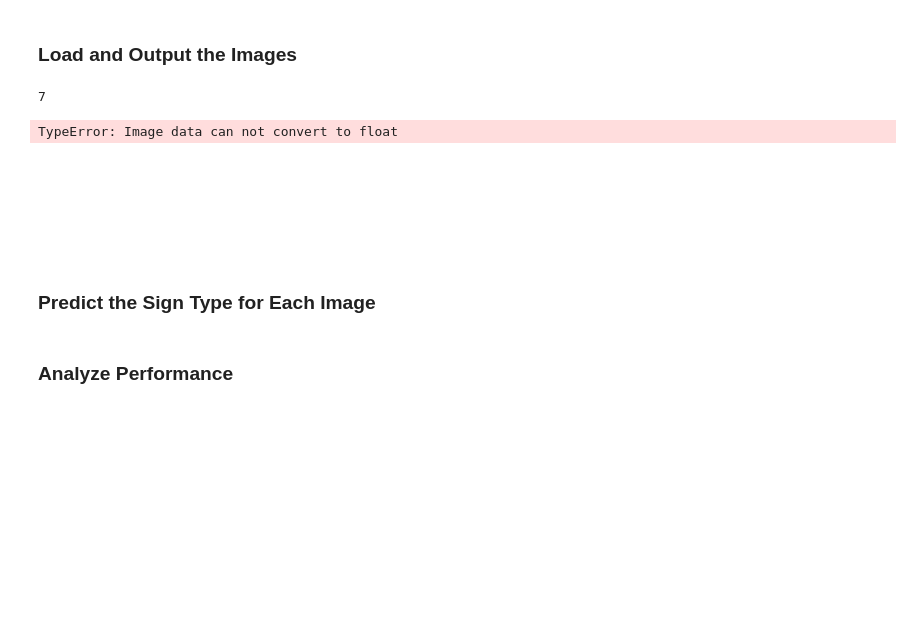
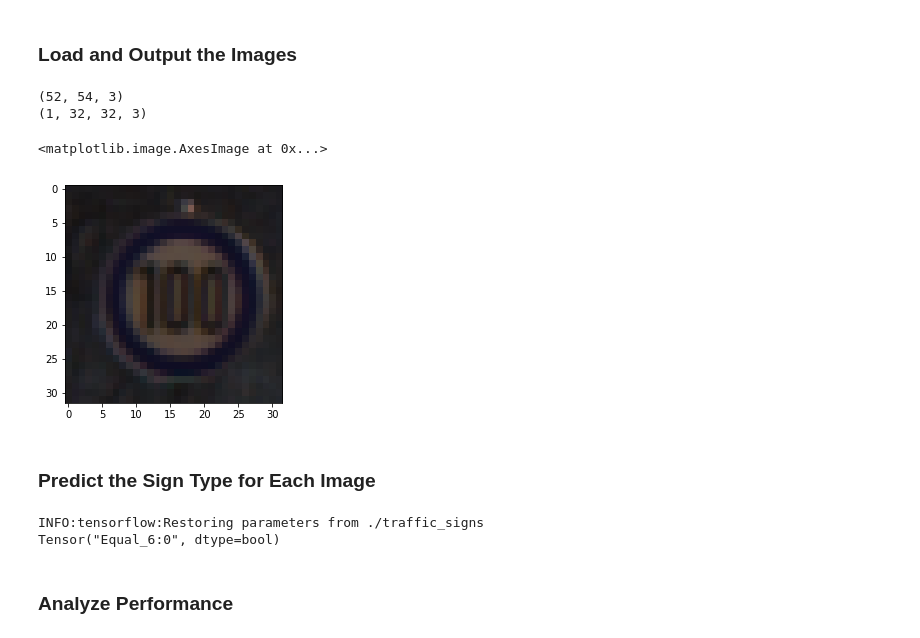
Before and after one commit to taris123/Traffic-Signs-Udacity, a Jupyter notebook: Traffic_Sign_Classifier.ipynb, the cells around one changed output. Cells and saved outputs as stored; diff of their text form; code cells hidden in the pictures; blank space fills up the shorter version.

```diff
--- a/Traffic_Sign_Classifier.ipynb
+++ b/Traffic_Sign_Classifier.ipynb
@@ -443,29 +442,46 @@ To give yourself more insight into how your model is working, download at least
 You may find `signnames.csv` useful as it contains mappings from the class id (integer) to the actual sign name.
 # %% [markdown]
 ### Load and Output the Images
-# %%
-### Load the images and plot them here.
-### Feel free to use as many code cells as needed.
-import os
-
-img = [cv2.imread(filename,1) for filename in os.listdir('./data/TestSigns')]
-print(len(img))
-plt.figure(figsize=(6, 6))
-for i in range(5):
-    plt.subplot(5,1,i+1)
-    plt.axis('off')
-    plt.imshow(img[i], interpolation = 'bicubic')
-    #plt.tight_layout(w_pad=4)
-# %% [output]
-7
-TypeError: Image data can not convert to float
-[figure, removed]
+# %%
+### Load the images and plot them here.
+### Feel free to use as many code cells as needed.
+import os
+#image = imread(argv[1], CV_LOAD_IMAGE_COLOR);   // Read the file
+#img = [cv2.imread(filename,1) for filename in os.listdir('D:\OneDrive\CS\SDC\CarND-Traffic-Sign-Classifier-Project\data\TestSigns')]
+img = cv2.imread("D:/OneDrive/CS/SDC/CarND-Traffic-Sign-Classifier-Project/data/TestSigns/00000.ppm",1)
+im_resize = cv2.resize(img,(32, 32), interpolation = cv2.INTER_AREA)
+print(img.shape)
+im_resize = np.float32(im_resize)
+
+im_resize = im_resize / 255.0
+im_resize = np.expand_dims(im_resize, axis=0)
+print(im_resize.shape)
+plt.imshow(im_resize[0])
+#im = cv2.cv.LoadImage(".\data\TestSigns\1.jpg",CV_LOAD_IMAGE_COLOR)
+# %% [output]
+(52, 54, 3)
+(1, 32, 32, 3)
+<matplotlib.image.AxesImage at 0x...>
+[figure, added]
 # %% [markdown]
 ### Predict the Sign Type for Each Image
 # %%
 ### Run the predictions here and use the model to output the prediction for each image.
 ### Make sure to pre-process the images with the same pre-processing pipeline used earlier.
 ### Feel free to use as many code cells as needed.
+predictions_prob = tf.nn.softmax(logits)
+with tf.Session() as sess:
+    saver = tf.train.import_meta_graph('traffic_signs.meta')
+    saver.restore(sess, tf.train.latest_checkpoint('./'))
+    sess = tf.get_default_session()
+    #ogits = sess.run(tf.argmax(logits, 1) , feed_dict= {x: im_resize})
+    #sess.run(tf.nn.softmax_cross_entropy_with_logits(labels = one_hot_y, logits = logits))
+    #sess.run(correct_prediction, feed_dict={x: im_resize, y: logits})
+    correct_prediction = tf.equal(tf.argmax(logits, 1), tf.argmax(one_hot_y, 1))
+    print(correct_prediction)
+# %% [output]
+INFO:tensorflow:Restoring parameters from ./traffic_signs
+Tensor("Equal_6:0", dtype=bool)
 # %% [markdown]
 ### Analyze Performance
 # %%
```
Also changed, not shown: parts of 6 cells of this notebook.
